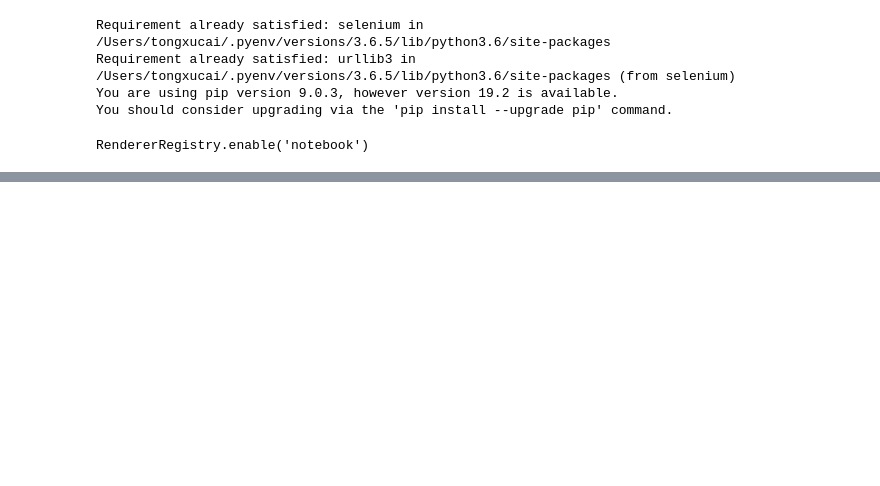
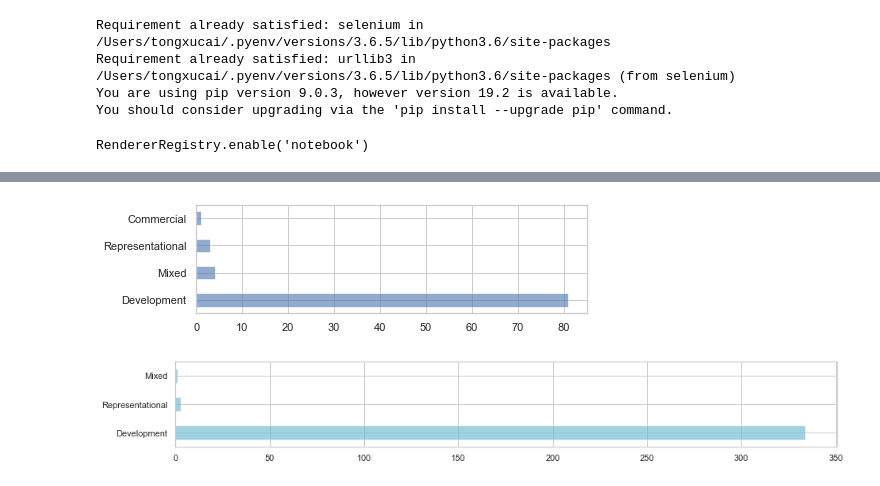
Before and after one commit to tongxuCai/datastudio, a Jupyter notebook: 2-cninvestment/2-cninvestment.ipynb, the cells around one changed output, grey strips where cells are left out. Cells and saved outputs as stored; diff of their text form; code cells hidden in the pictures; blank space fills up the shorter version.

```diff
--- a/2-cninvestment/2-cninvestment.ipynb
+++ b/2-cninvestment/2-cninvestment.ipynb
@@ -183,0 +287,10 @@ chart.save('Continent_Sector.png')
+# %%
+df[firstall.Country=='Vietnam'].intent.value_counts().plot(kind='barh',alpha=0.6,width=0.5,figsize=(7,2))
+plt.savefig('Vietnamaidtyps.pdf')
+# %% [output]
+[figure, added]
+# %%
+df[firstall.Country=='Tanzania'].intent.value_counts().plot(kind='barh',color='c',alpha=0.6,width=0.5,figsize=(15,2))
+plt.savefig('Tanzaniaaidtype.pdf')
+# %% [output]
+[figure, added]
```
Also changed, not shown: parts of 21 cells of this notebook, 28 other files.
